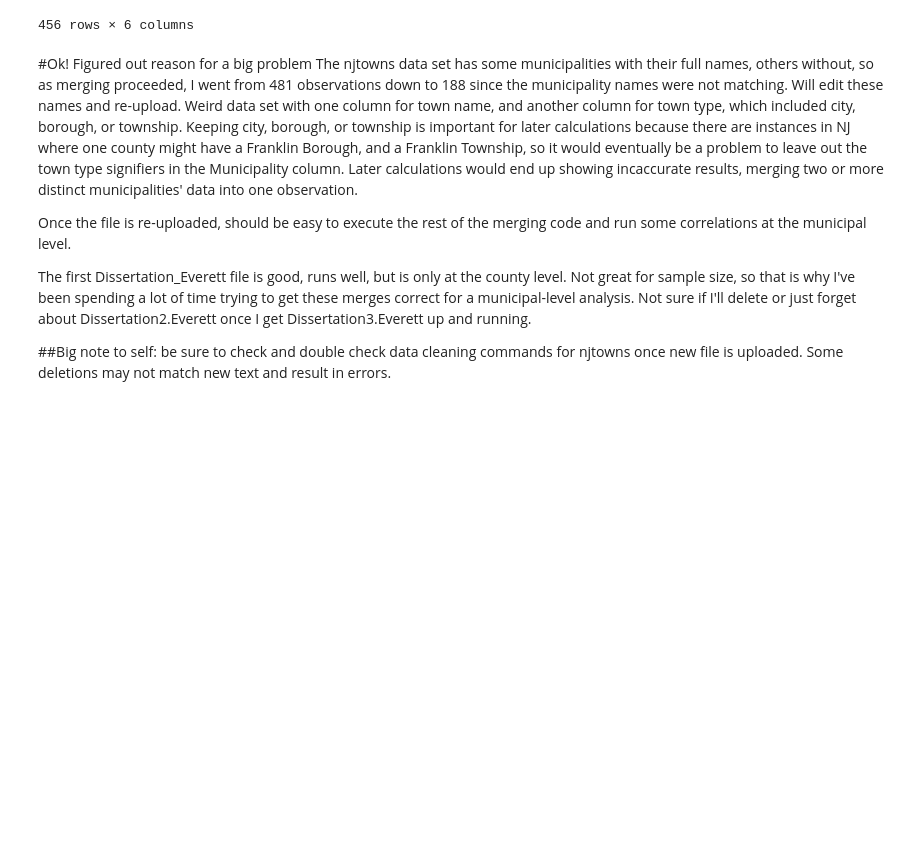
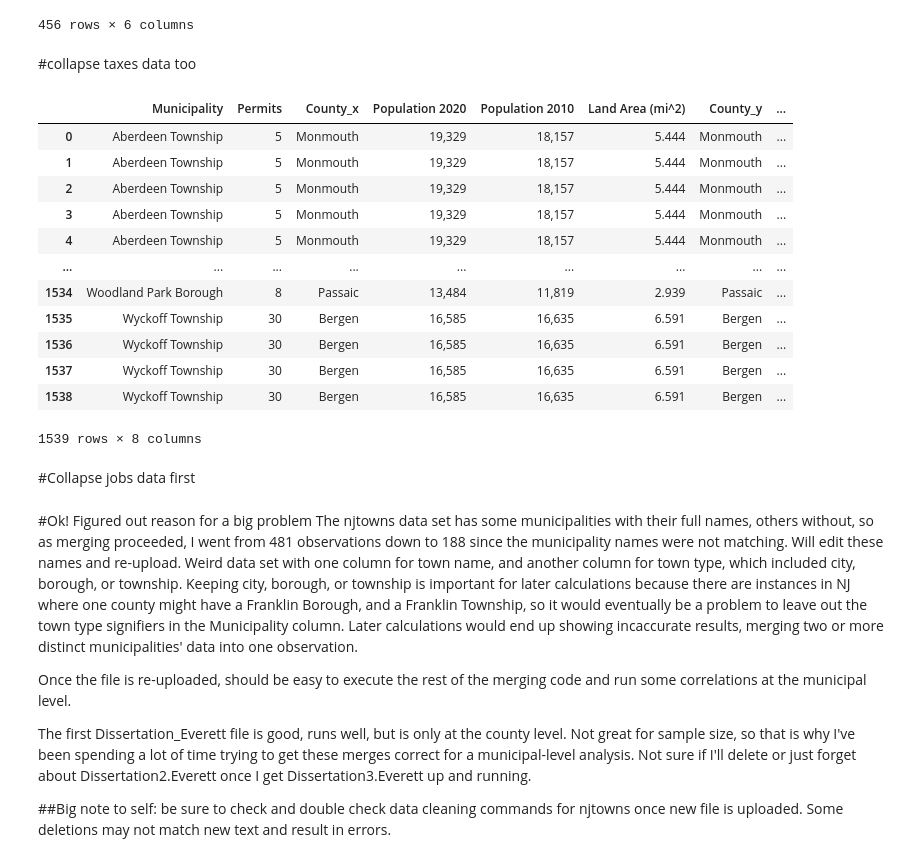
Before and after one commit to BrianKEverett/County-Line, a Jupyter notebook: Dissertation3_Everett.ipynb, the cells around one changed output. Drawn from its saved outputs; the diff is of its cells as text; code cells hidden in the pictures; blank space fills up the shorter version.

```diff
--- a/Dissertation3_Everett.ipynb
+++ b/Dissertation3_Everett.ipynb
@@ -201,3 +203,24 @@ permits3
 | 454 | Woolwich Township | 25 | Gloucester | 12,577 | 10,200 | 21.072 |
 | 455 | Wyckoff Township | 30 | Bergen | 16,585 | 16,635 | 6.591 |
 456 rows × 6 columns
+# %% [markdown]
+#collapse taxes data too
+# %%
+permits4 = permits3.merge(taxes, how='inner', on=['Municipality'])
+permits4
+# %% [output]
+|  | Municipality | Permits | County_x | Population 2020 | Population 2010 | Land Area (mi^2) | County_y | ... |
+| 0 | Aberdeen Township | 5 | Monmouth | 19,329 | 18,157 | 5.444 | Monmouth | ... |
+| 1 | Aberdeen Township | 5 | Monmouth | 19,329 | 18,157 | 5.444 | Monmouth | ... |
+| 2 | Aberdeen Township | 5 | Monmouth | 19,329 | 18,157 | 5.444 | Monmouth | ... |
+| 3 | Aberdeen Township | 5 | Monmouth | 19,329 | 18,157 | 5.444 | Monmouth | ... |
+| 4 | Aberdeen Township | 5 | Monmouth | 19,329 | 18,157 | 5.444 | Monmouth | ... |
+| ... | ... | ... | ... | ... | ... | ... | ... | ... |
+| 1534 | Woodland Park Borough | 8 | Passaic | 13,484 | 11,819 | 2.939 | Passaic | ... |
+| 1535 | Wyckoff Township | 30 | Bergen | 16,585 | 16,635 | 6.591 | Bergen | ... |
+| 1536 | Wyckoff Township | 30 | Bergen | 16,585 | 16,635 | 6.591 | Bergen | ... |
+| 1537 | Wyckoff Township | 30 | Bergen | 16,585 | 16,635 | 6.591 | Bergen | ... |
+| 1538 | Wyckoff Township | 30 | Bergen | 16,585 | 16,635 | 6.591 | Bergen | ... |
+1539 rows × 8 columns
+# %% [markdown]
+#Collapse jobs data first
```
Also changed, not shown: parts of 2 cells of this notebook.
